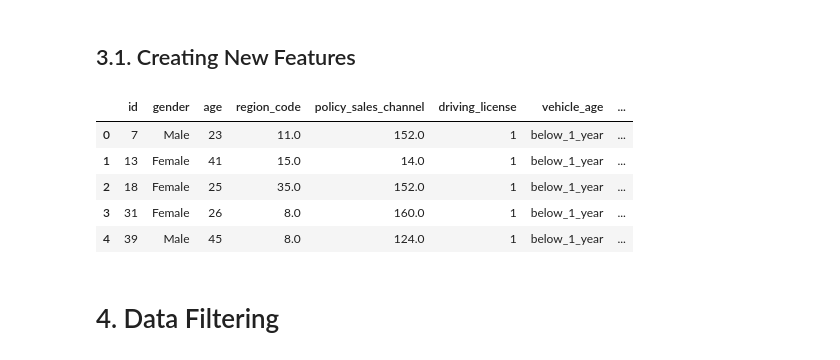
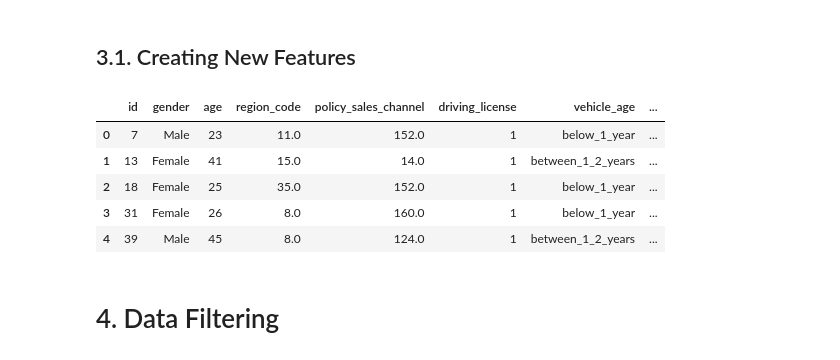
Before and after one commit to Gutscs/Health-Insurance-Cross-Sell, a Jupyter notebook: HealthInsurance.ipynb, the cells around one changed output. Cells and saved outputs as stored; diff of their text form; code cells hidden in the pictures.

```diff
--- a/HealthInsurance.ipynb
+++ b/HealthInsurance.ipynb
@@ -245,7 +245,7 @@ df2 = df1.copy()
 ## 2.1. Renaming Columns
 # %%
 # to lower case
-cols_new = df_raw.columns.str.lower()
+cols_new = df2.columns.str.lower()
 
 # rename columns
 df2.columns = cols_new
@@ -386,23 +386,23 @@ df3 = df2.copy()
 ## 3.1. Creating New Features
 # %%
 # vehicle age
-df3['vehicle_age'] = df3['vehicle_age'].apply( lambda x: 'over_2_years'      if x == '> 2 years' else
-                                                         'between_1_2_years' if x == '1-2 years' else
+df3['vehicle_age'] = df3['vehicle_age'].apply( lambda x: 'over_2_years'      if x == '> 2 Years' else
+                                                         'between_1_2_years' if x == '1-2 Year' else
                                                          'below_1_year' )
 
 # vehicle damage
 df3['vehicle_damage'] = df3['vehicle_damage'].apply(lambda x: 1 if x == 'Yes' else 0)
 
 
 # check
 df3.head()
 # %% [output]
 |  | id | gender | age | region_code | policy_sales_channel | driving_license | vehicle_age | ... |
 | 0 | 7 | Male | 23 | 11.0 | 152.0 | 1 | below_1_year | ... |
-| 1 | 13 | Female | 41 | 15.0 | 14.0 | 1 | below_1_year | ... |
+| 1 | 13 | Female | 41 | 15.0 | 14.0 | 1 | between_1_2_years | ... |
 | 2 | 18 | Female | 25 | 35.0 | 152.0 | 1 | below_1_year | ... |
 | 3 | 31 | Female | 26 | 8.0 | 160.0 | 1 | below_1_year | ... |
-| 4 | 39 | Male | 45 | 8.0 | 124.0 | 1 | below_1_year | ... |
+| 4 | 39 | Male | 45 | 8.0 | 124.0 | 1 | between_1_2_years | ... |
 # %% [markdown]
 # 4. Data Filtering
 # %%
```
Also changed, not shown: parts of 33 cells of this notebook.
